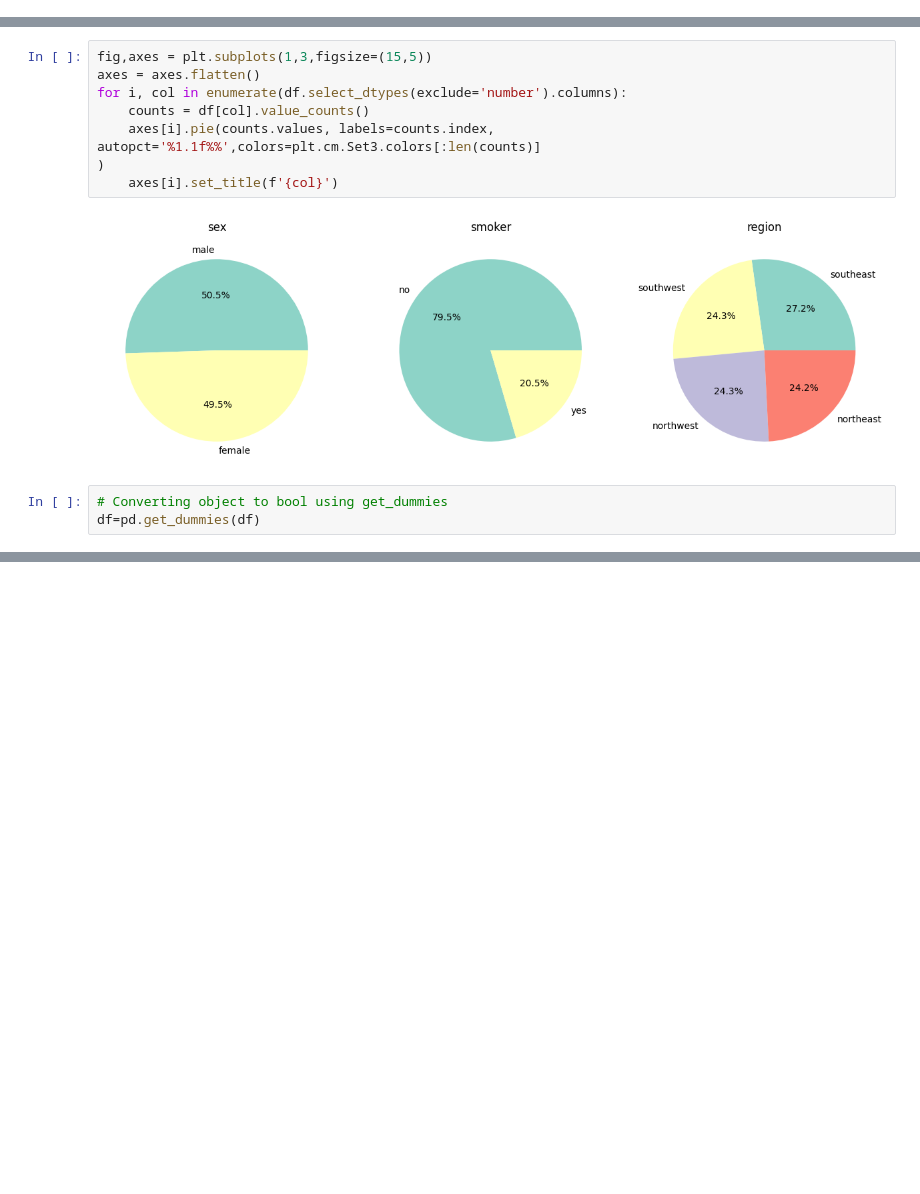
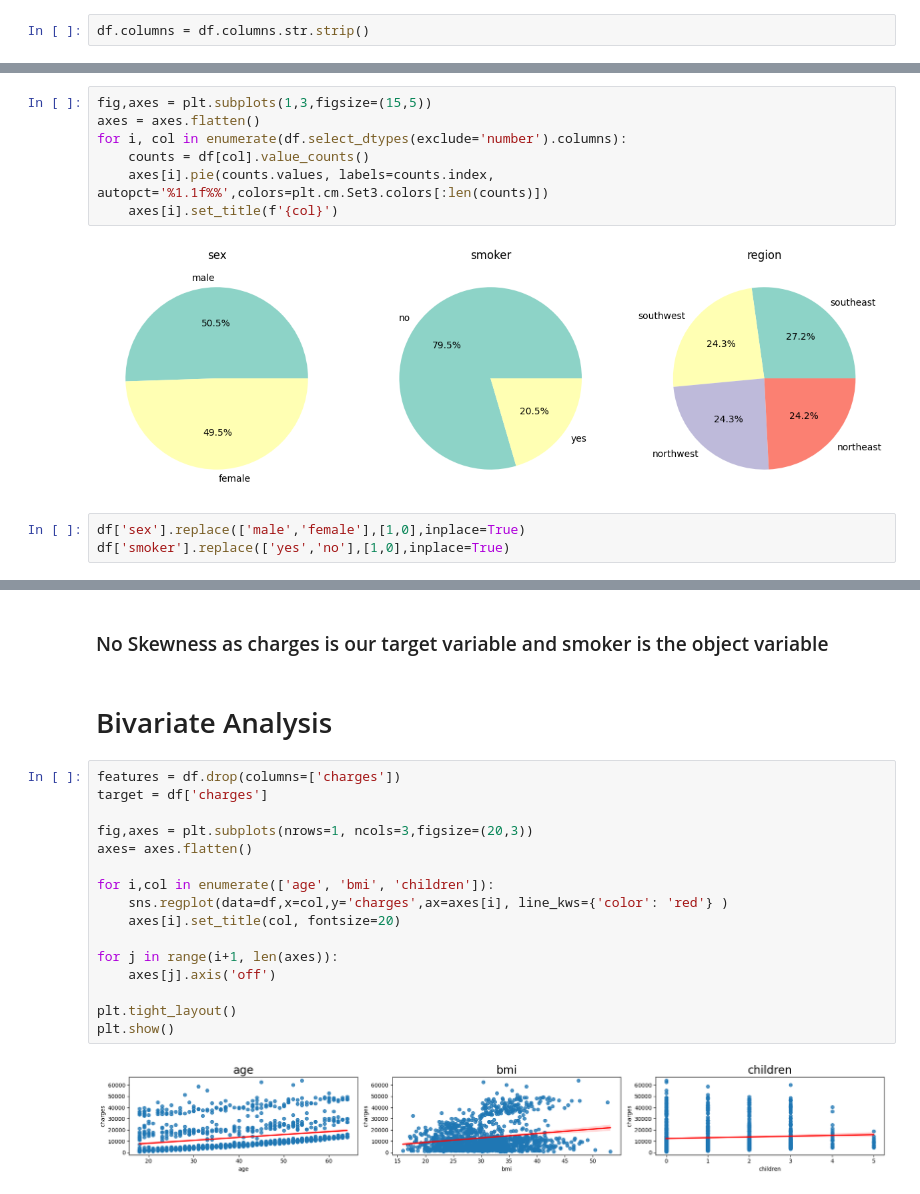
Before and after one commit to vishalgupta-git/Medical_Insurance_Cost_Prediction, a Jupyter notebook: notebook.ipynb, the cells around one changed output, grey strips where cells are left out. Cells and saved outputs as stored; diff of their text form; blank space fills up the shorter version.

```diff
--- a/notebook.ipynb
+++ b/notebook.ipynb
@@ -93,3 +105,5 @@ dtype: object
+# %%
+df.columns = df.columns.str.strip()
 # %% [markdown]
 # Univariate analysis
 # %%
@@ -119,11 +133,10 @@ fig,axes = plt.subplots(1,3,figsize=(15,5))
 axes = axes.flatten()
 for i, col in enumerate(df.select_dtypes(exclude='number').columns):
     counts = df[col].value_counts()
-    axes[i].pie(counts.values, labels=counts.index, autopct='%1.1f%%',colors=plt.cm.Set3.colors[:len(counts)]
-)
+    axes[i].pie(counts.values, labels=counts.index, autopct='%1.1f%%',colors=plt.cm.Set3.colors[:len(counts)])
     axes[i].set_title(f'{col}')
 # %% [output]
 [figure]
 # %%
-# Converting object to bool using get_dummies
-df=pd.get_dummies(df)
+df['sex'].replace(['male','female'],[1,0],inplace=True)
+df['smoker'].replace(['yes','no'],[1,0],inplace=True)
@@ -131,0 +154,22 @@ df=pd.get_dummies(df)
+# %% [markdown]
+### No Skewness as charges is our target variable and smoker is the object variable
+# %% [markdown]
+# Bivariate Analysis
+# %%
+features = df.drop(columns=['charges'])
+target = df['charges']
+
+fig,axes = plt.subplots(nrows=1, ncols=3,figsize=(20,3))
+axes= axes.flatten()
+
+for i,col in enumerate(['age', 'bmi', 'children']):
+    sns.regplot(data=df,x=col,y='charges',ax=axes[i], line_kws={'color': 'red'} )
+    axes[i].set_title(col, fontsize=20)
+
+for j in range(i+1, len(axes)):
+    axes[j].axis('off')
+
+plt.tight_layout()
+plt.show()
+# %% [output]
+[figure, added]
```
Also changed, not shown: parts of 21 cells of this notebook.
